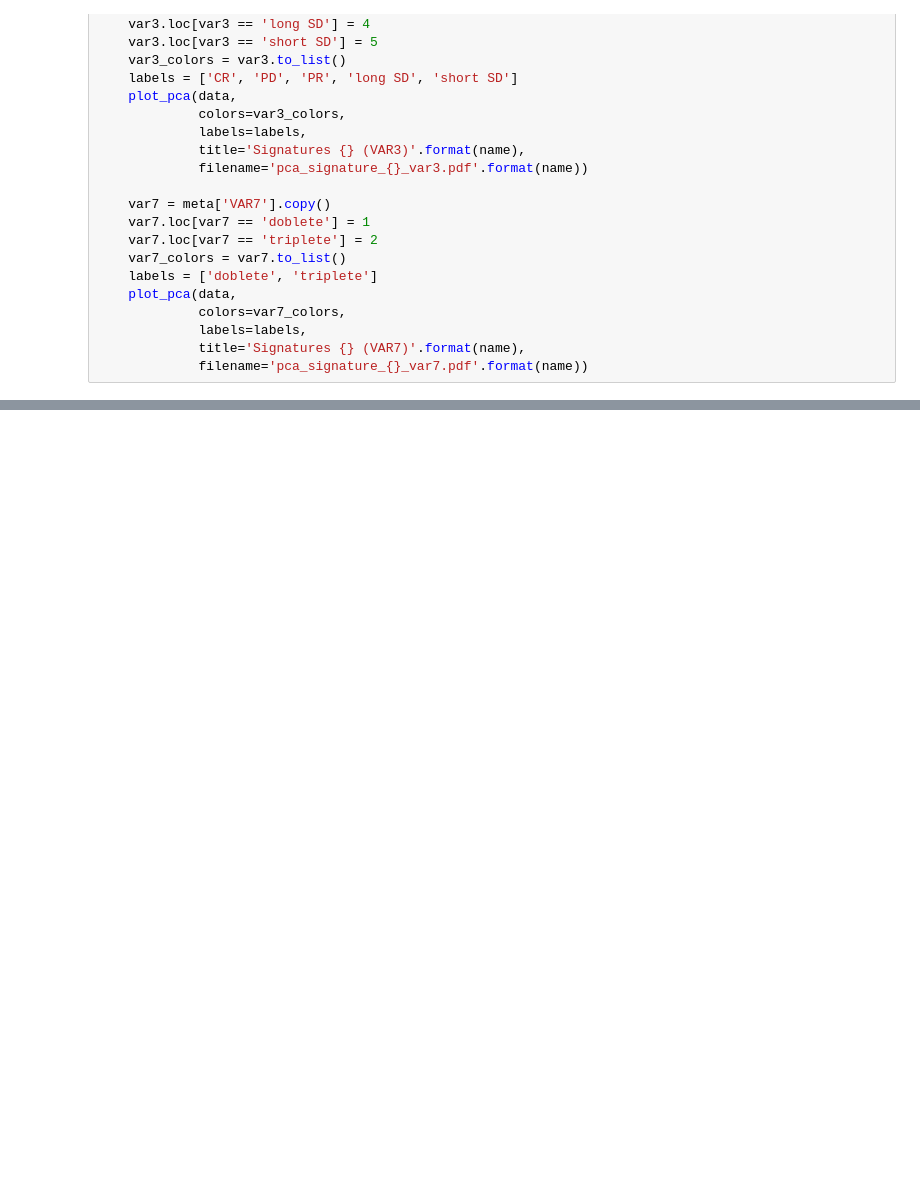
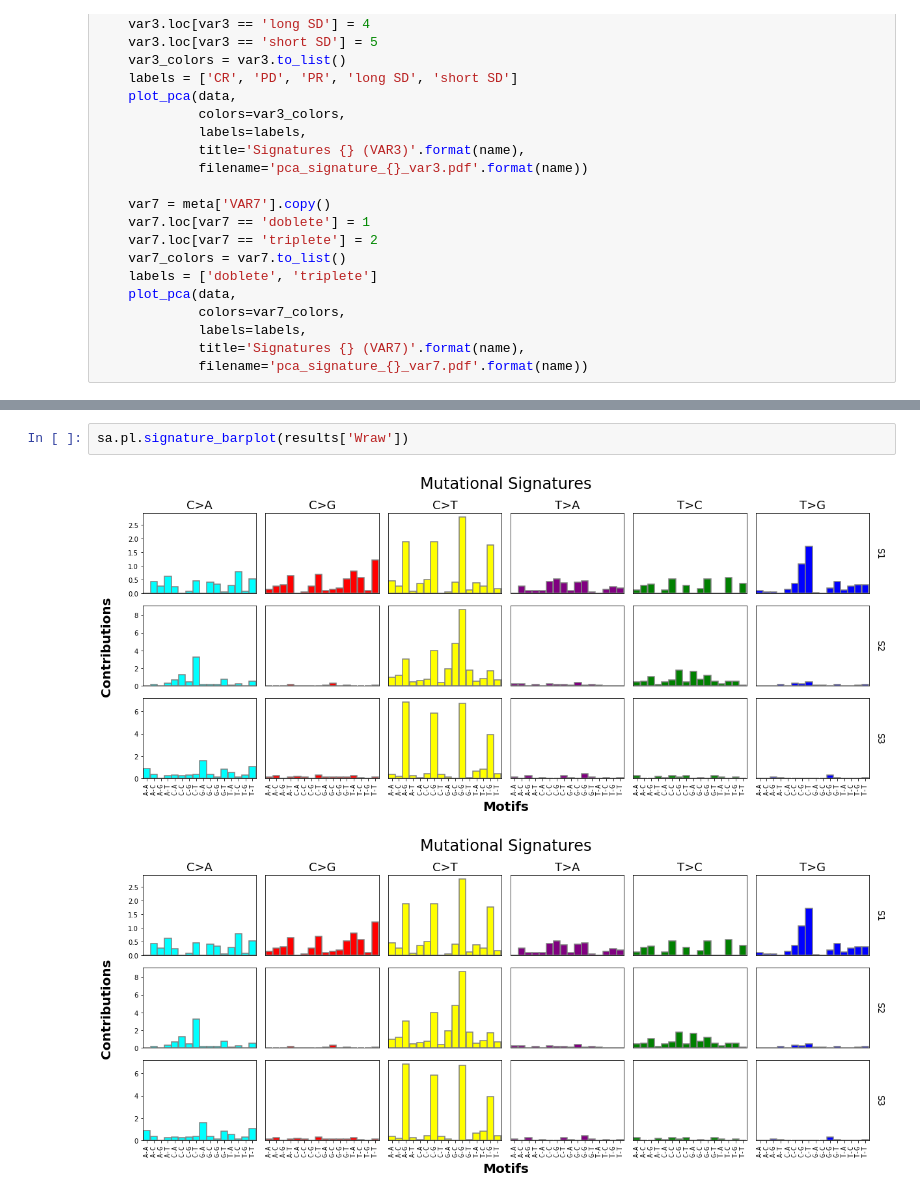
Before and after one commit to jfnavarro/scitron, a Jupyter notebook: analysis_signatures.ipynb, the cells around one changed output, grey strips where cells are left out. Cells and saved outputs as stored; diff of their text form; blank space fills up the shorter version.

```diff
--- a/analysis_signatures.ipynb
+++ b/analysis_signatures.ipynb
@@ -229 +191,6 @@ make_plots(data_norm, meta, 'SPECTRA_INDELS')
+# %%
+sa.pl.signature_barplot(results['Wraw'])
+# %% [output]
+[figure, added]
+[figure, added]
 # %%
```
Also changed, not shown: parts of 10 cells of this notebook, 14 other files.
